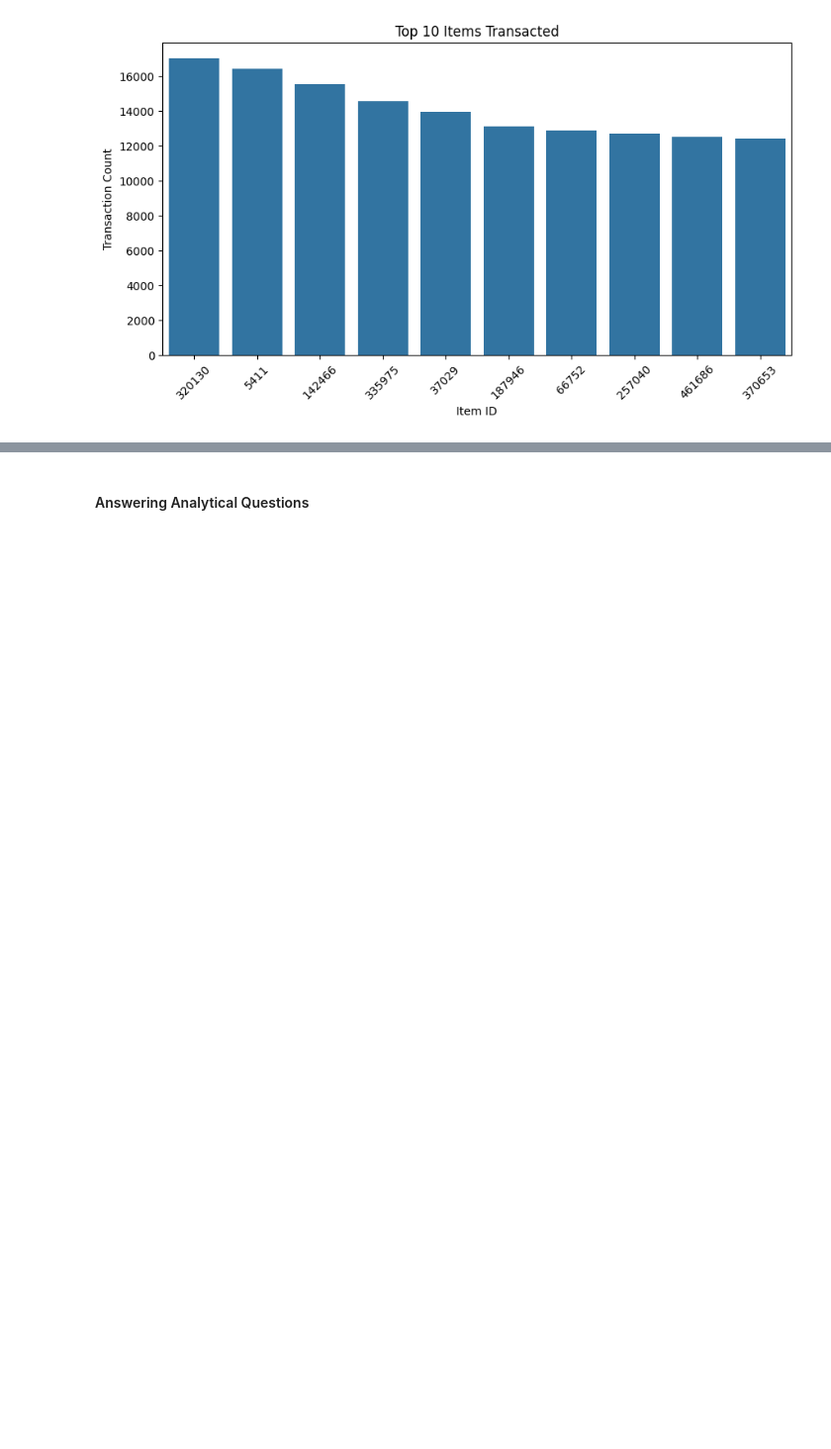
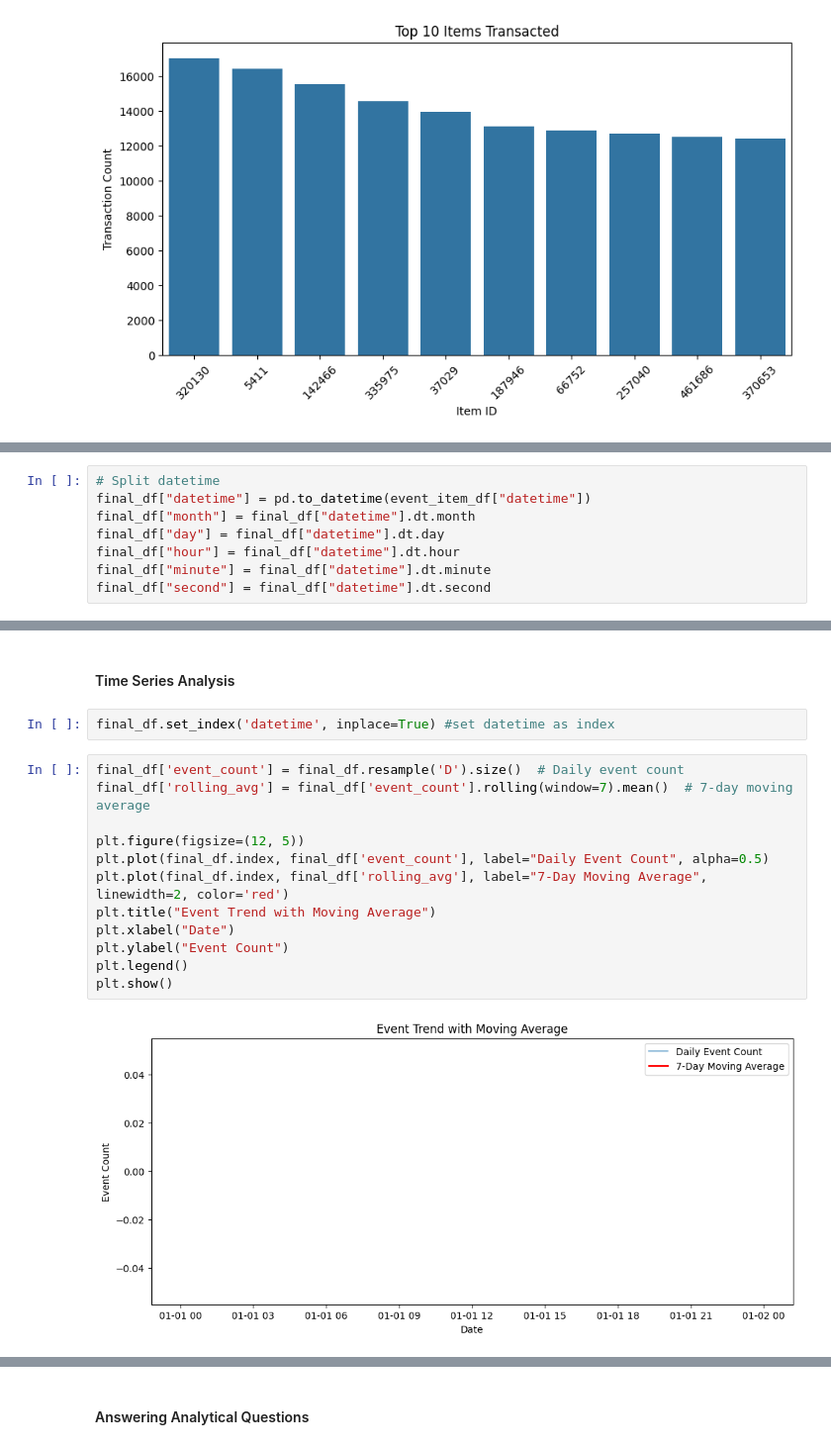
Before and after one commit to adubrightkwartengsnr/Recommendation-System-For-E-commerce, a Jupyter notebook: notebooks/recommendation_system.ipynb, the cells around one changed output, grey strips where cells are left out. Shown at 99% size. Saved outputs shown, nothing was run; the diff lists cells and outputs as text; blank space fills up the shorter version.

```diff
--- a/notebooks/recommendation_system.ipynb
+++ b/notebooks/recommendation_system.ipynb
@@ -591,0 +621,8 @@ plt.show()
+# %%
+# Split datetime
+final_df["datetime"] = pd.to_datetime(event_item_df["datetime"])
+final_df["month"] = final_df["datetime"].dt.month
+final_df["day"] = final_df["datetime"].dt.day
+final_df["hour"] = final_df["datetime"].dt.hour
+final_df["minute"] = final_df["datetime"].dt.minute
+final_df["second"] = final_df["datetime"].dt.second
@@ -591,0 +638,18 @@ plt.show()
+# %% [markdown]
+#### Time Series Analysis
+# %%
+final_df.set_index('datetime', inplace=True) #set datetime as index
+# %%
+final_df['event_count'] = final_df.resample('D').size()  # Daily event count
+final_df['rolling_avg'] = final_df['event_count'].rolling(window=7).mean()  # 7-day moving average
+
+plt.figure(figsize=(12, 5))
+plt.plot(final_df.index, final_df['event_count'], label="Daily Event Count", alpha=0.5)
+plt.plot(final_df.index, final_df['rolling_avg'], label="7-Day Moving Average", linewidth=2, color='red')
+plt.title("Event Trend with Moving Average")
+plt.xlabel("Date")
+plt.ylabel("Event Count")
+plt.legend()
+plt.show()
+# %% [output]
+[figure, added]
```
Also changed, not shown: parts of 33 cells of this notebook.
